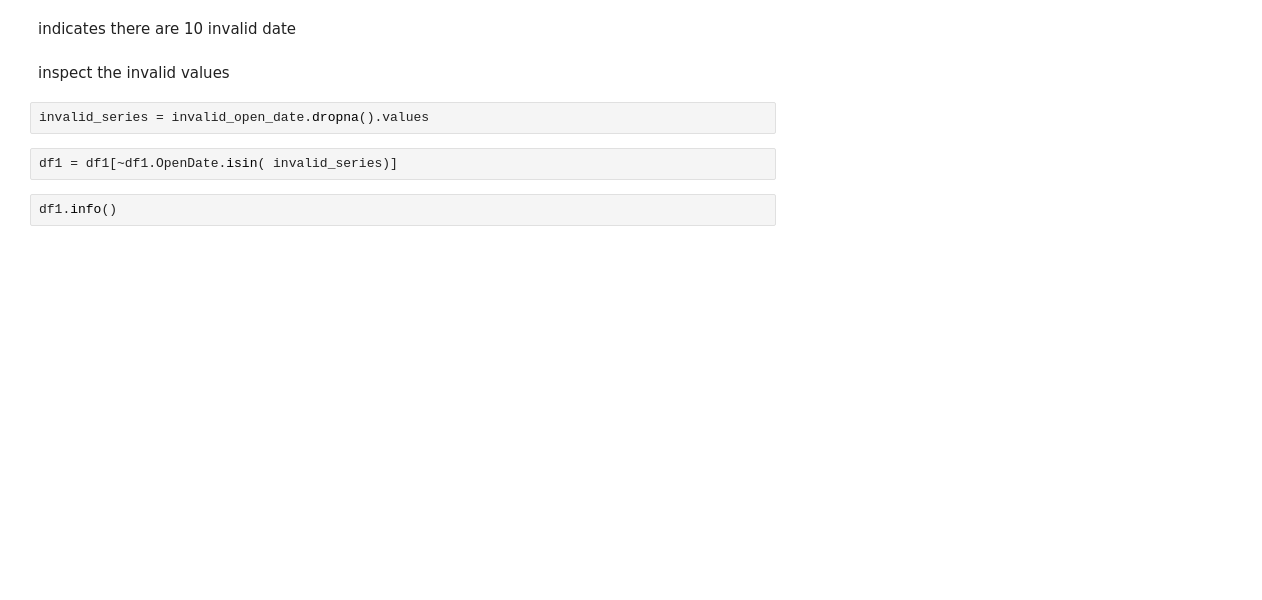
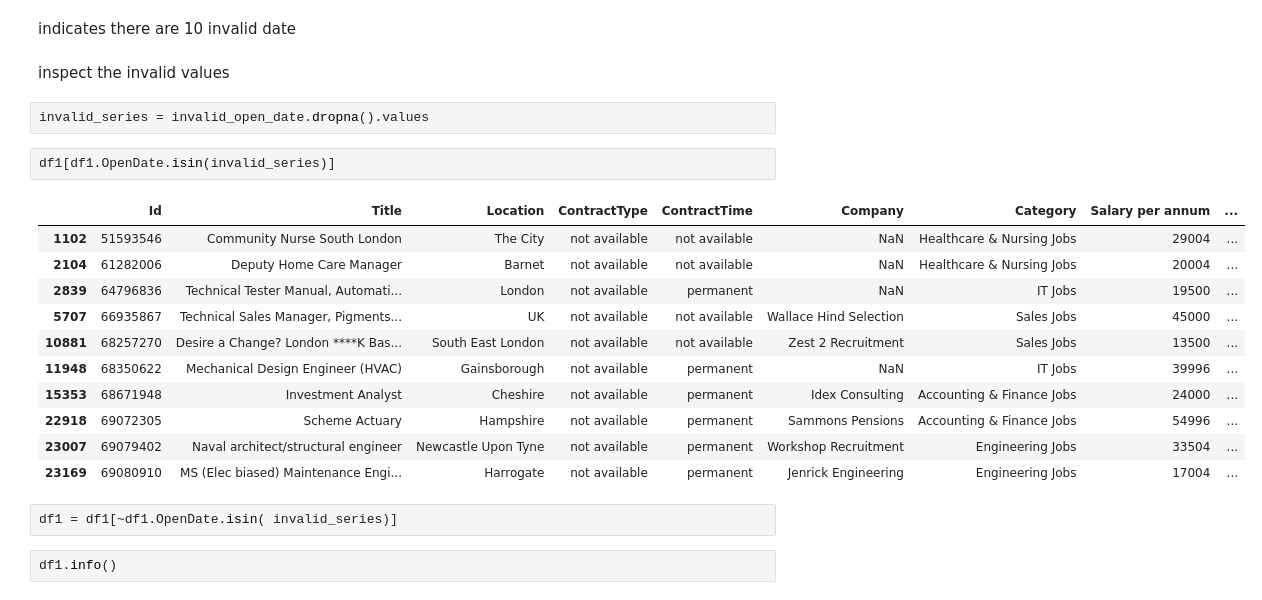
Before and after one commit to zby0902/Monash_2018_S1, a Jupyter notebook: FIT5196_Data_Wrangling/assign2/task1.ipynb, the cells around one changed output. Cells and saved outputs as stored; diff of their text form; blank space fills up the shorter version.

```diff
--- a/FIT5196_Data_Wrangling/assign2/task1.ipynb
+++ b/FIT5196_Data_Wrangling/assign2/task1.ipynb
@@ -100,6 +224,20 @@ indicates there are 10 invalid date
 inspect the invalid values
 # %%
 invalid_series = invalid_open_date.dropna().values
+# %%
+df1[df1.OpenDate.isin(invalid_series)]
+# %% [output]
+|  | Id | Title | Location | ContractType | ContractTime | Company | Category | Salary per annum | ... |
+| 1102 | 51593546 | Community Nurse South London | The City | not available | not available | NaN | Healthcare & Nursing Jobs | 29004 | ... |
+| 2104 | 61282006 | Deputy Home Care Manager | Barnet | not available | not available | NaN | Healthcare & Nursing Jobs | 20004 | ... |
+| 2839 | 64796836 | Technical Tester Manual, Automati... | London | not available | permanent | NaN | IT Jobs | 19500 | ... |
+| 5707 | 66935867 | Technical Sales Manager, Pigments... | UK | not available | not available | Wallace Hind Selection | Sales Jobs | 45000 | ... |
+| 10881 | 68257270 | Desire a Change? London ****K Bas... | South East London | not available | not available | Zest 2 Recruitment | Sales Jobs | 13500 | ... |
+| 11948 | 68350622 | Mechanical Design Engineer (HVAC) | Gainsborough | not available | permanent | NaN | IT Jobs | 39996 | ... |
+| 15353 | 68671948 | Investment Analyst | Cheshire | not available | permanent | Idex Consulting | Accounting & Finance Jobs | 24000 | ... |
+| 22918 | 69072305 | Scheme Actuary | Hampshire | not available | permanent | Sammons Pensions | Accounting & Finance Jobs | 54996 | ... |
+| 23007 | 69079402 | Naval architect/structural engineer | Newcastle Upon Tyne | not available | permanent | Workshop Recruitment | Engineering Jobs | 33504 | ... |
+| 23169 | 69080910 | MS (Elec biased) Maintenance Engi... | Harrogate | not available | permanent | Jenrick Engineering | Engineering Jobs | 17004 | ... |
 # %%
 df1 = df1[~df1.OpenDate.isin( invalid_series)]
 # %%
```
Also changed, not shown: parts of 25 cells of this notebook.
